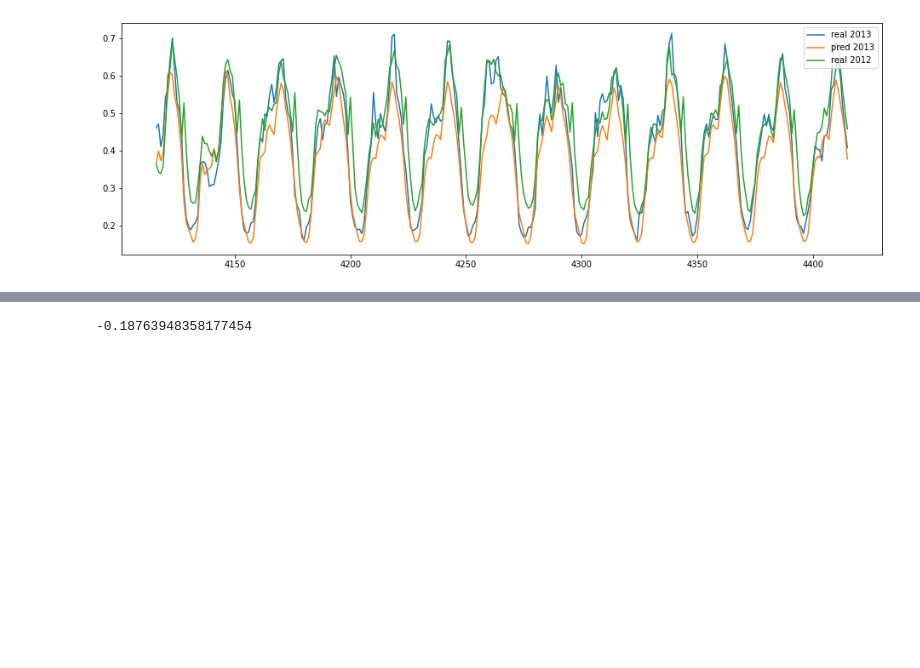
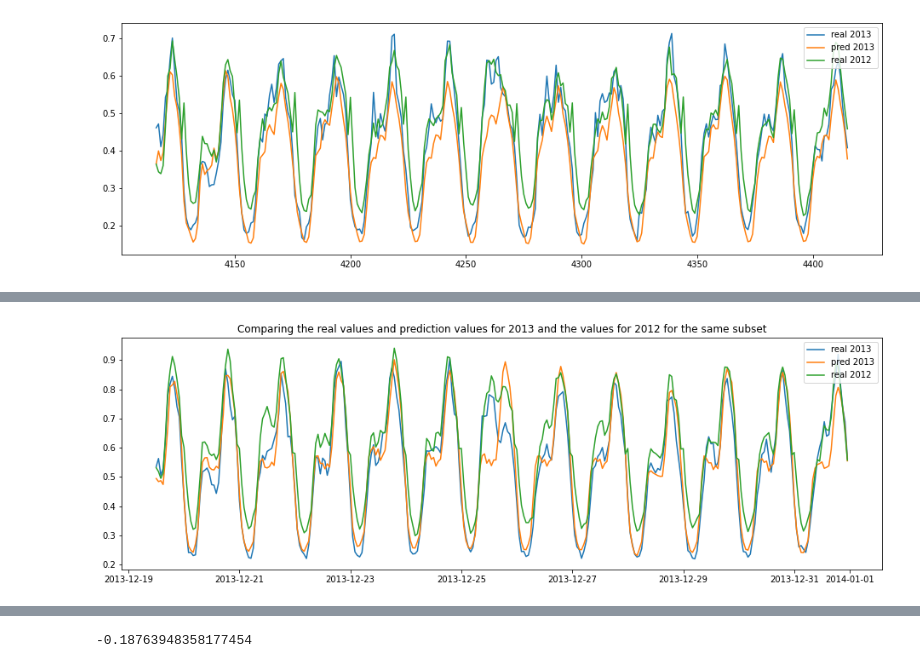
Before and after one commit to sabanejad/demand-response, a Jupyter notebook: code/SabaTests_updated.ipynb, the cells around one changed output, grey strips where cells are left out. Saved outputs shown, nothing was run; the diff lists cells and outputs as text; code cells hidden in the pictures; blank space fills up the shorter version.

```diff
--- a/code/SabaTests_updated.ipynb
+++ b/code/SabaTests_updated.ipynb
@@ -370,0 +381,12 @@ plt.show()
+# %%
+# comfortable
+plt.figure(figsize=(16, 5))
+t=-300
+plt.plot(df2013_aff['DT'][t:], df2013_aff['kWh/hh'][t:], label='real 2013')
+plt.plot(df2013_aff['DT'][t:], df2013_aff['pred'][t:], label='pred 2013')
+plt.plot(df2013_aff['DT'][t:], df2012_aff['kWh/hh'][t:], label='real 2012')
+plt.title('Comparing the real values and prediction values for 2013 and the values for 2012 for the same subset')
+plt.legend(loc=1)
+plt.show()
+# %% [output]
+[figure, added]
```
Also changed, not shown: parts of 3 cells of this notebook, 10 other files.
